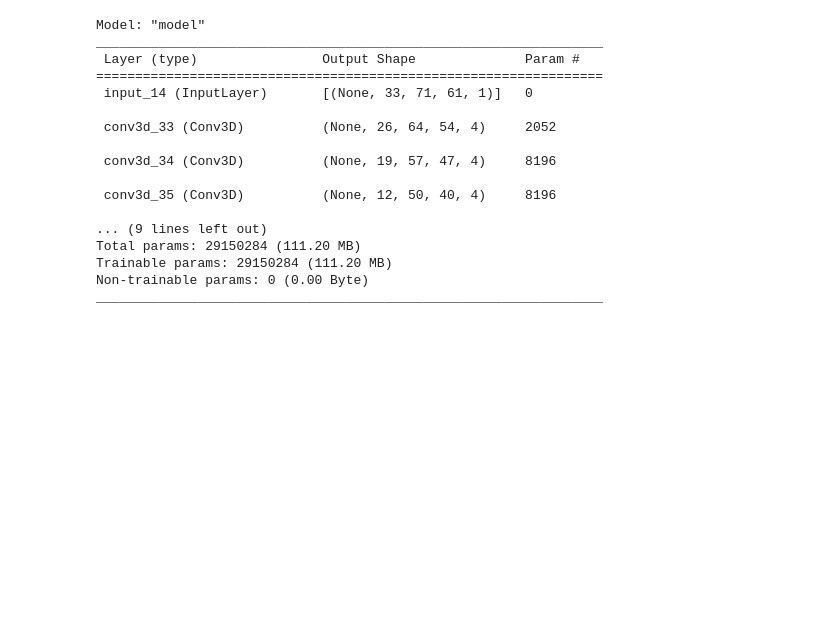
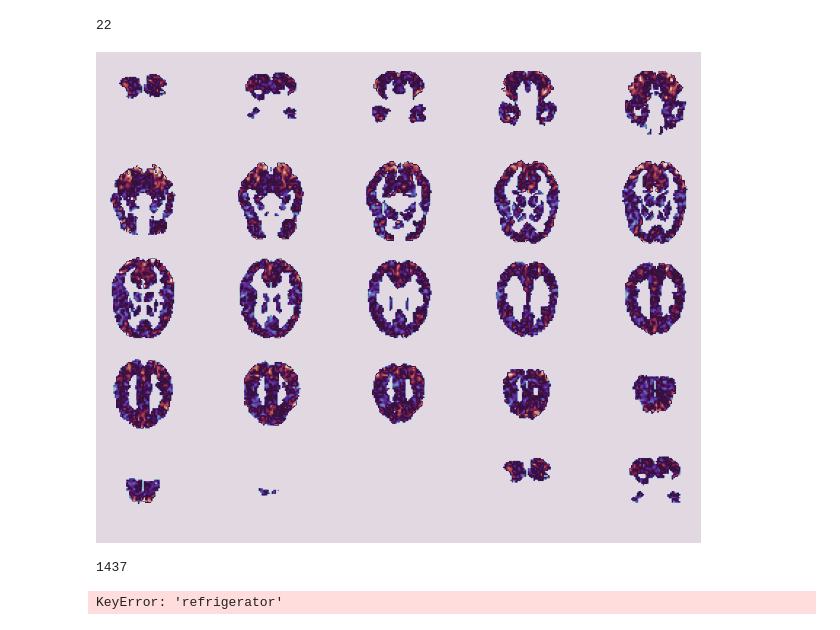
Before and after one commit to amancapy/ephemerae, a Jupyter notebook: main.ipynb, the cells around one changed output. Drawn from its saved outputs; the diff is of its cells as text; code cells hidden in the pictures; blank space fills up the shorter version.

```diff
--- a/main.ipynb
+++ b/main.ipynb
@@ -15 +21,5 @@ from keras import models, layers, losses, optimizers, Model
+# %%
+gc.collect()
+# %% [output]
+22
 # %%
@@ -80,0 +85,4 @@ pickles = [pickle.load(open(f"pickles/{i}.pkl", "rb")) for i in range(9)]
+# %%
+pickle_pi_set(0, range(359, 360), True, False)
+# %% [output]
+[figure, added]
@@ -81,4 +94,25 @@ pickles = [pickle.load(open(f"pickles/{i}.pkl", "rb")) for i in range(9)]
 # %%
+pickles = [pickle.load(open(f"pickles/{i}.pkl", "rb")) for i in range(5)]
 targets = set([pickles[0][i][1] for i in range(len(pickles[0]))])
-targets = {k: v for k, v in zip(targets, [[1 if i == j else 0 for i in range(60)] for j in range(len(targets))])}
+
+num_classes = 60
+targets = list(targets)[:num_classes]
+targets = {k: v for k, v in zip(targets, [[1 if i == j else 0 for i in range(num_classes)] for j in range(len(targets))])}
+
+pickles = [item for sublist in pickles for item in sublist]
+print(len(pickles))
+
+split = int(0.8 * len(pickles))
+trains, tests = pickles[:split], pickles[split:]
+
+train_x = np.array([train[0] for train in trains])
+train_y = np.array([targets[train[1]] for train in trains])
+
+test_x = [test[0] for test in tests]
+test_y = [test[1] for test in tests]
+
+del pickles, trains, tests
+# %% [output]
+1437
+KeyError: 'refrigerator'
 # %%
@@ -101,36 +142,16 @@ def get_batch(batch_size=32):
 # %%
 def get_model():
-    inputs = layers.Input((*pickles[0][0][0].shape, 1))
-    x = layers.Conv3D(4, 8, activation="relu")(inputs)
-    x = layers.Conv3D(4, 8, activation="relu")(x)
-    x = layers.Conv3D(4, 8, activation="relu")(x)
-    x = layers.Conv3D(4, 8, activation="relu")(x)
-    x = layers.Conv3D(4, 8, activation="relu")(x)
-    x = layers.Conv3D(4, 8, activation="relu")(x)
+    inputs = layers.Input((32, 64, 64, 1))
+    x = layers.Conv3D(4, 16, strides=(1, 2, 2), padding="same", activation="tanh")(inputs)
+    x = layers.Conv3D(4, 8, strides=2, padding="same", activation="tanh")(x)
+    x = layers.Conv3D(4, 8, strides=2, padding="same", activation="tanh")(x)
+    x = layers.Conv3D(4, 4, strides=2, padding="same", activation="tanh")(x)
 
     x = layers.Flatten()(x)
-    x = layers.Dense(1024)(x)
-    x = layers.Dense(60)(x)
+    x = layers.Dense(256, activation="tanh")(x)
+    x = layers.Dense(num_classes, activation="softmax")(x)
 
     model = Model(inputs=inputs, outputs=x)
     model.summary()
 
-get_model()
+    return model
-# %% [output]
-Model: "model"
-_________________________________________________________________
- Layer (type)                Output Shape              Param #
-=================================================================
- input_14 (InputLayer)       [(None, 33, 71, 61, 1)]   0
-
- conv3d_33 (Conv3D)          (None, 26, 64, 54, 4)     2052
-
- conv3d_34 (Conv3D)          (None, 19, 57, 47, 4)     8196
-
- conv3d_35 (Conv3D)          (None, 12, 50, 40, 4)     8196
-
-... (9 lines left out)
-Total params: 29150284 (111.20 MB)
-Trainable params: 29150284 (111.20 MB)
-Non-trainable params: 0 (0.00 Byte)
-_________________________________________________________________
```
Also changed, not shown: parts of 7 cells of this notebook, 2 other files.
